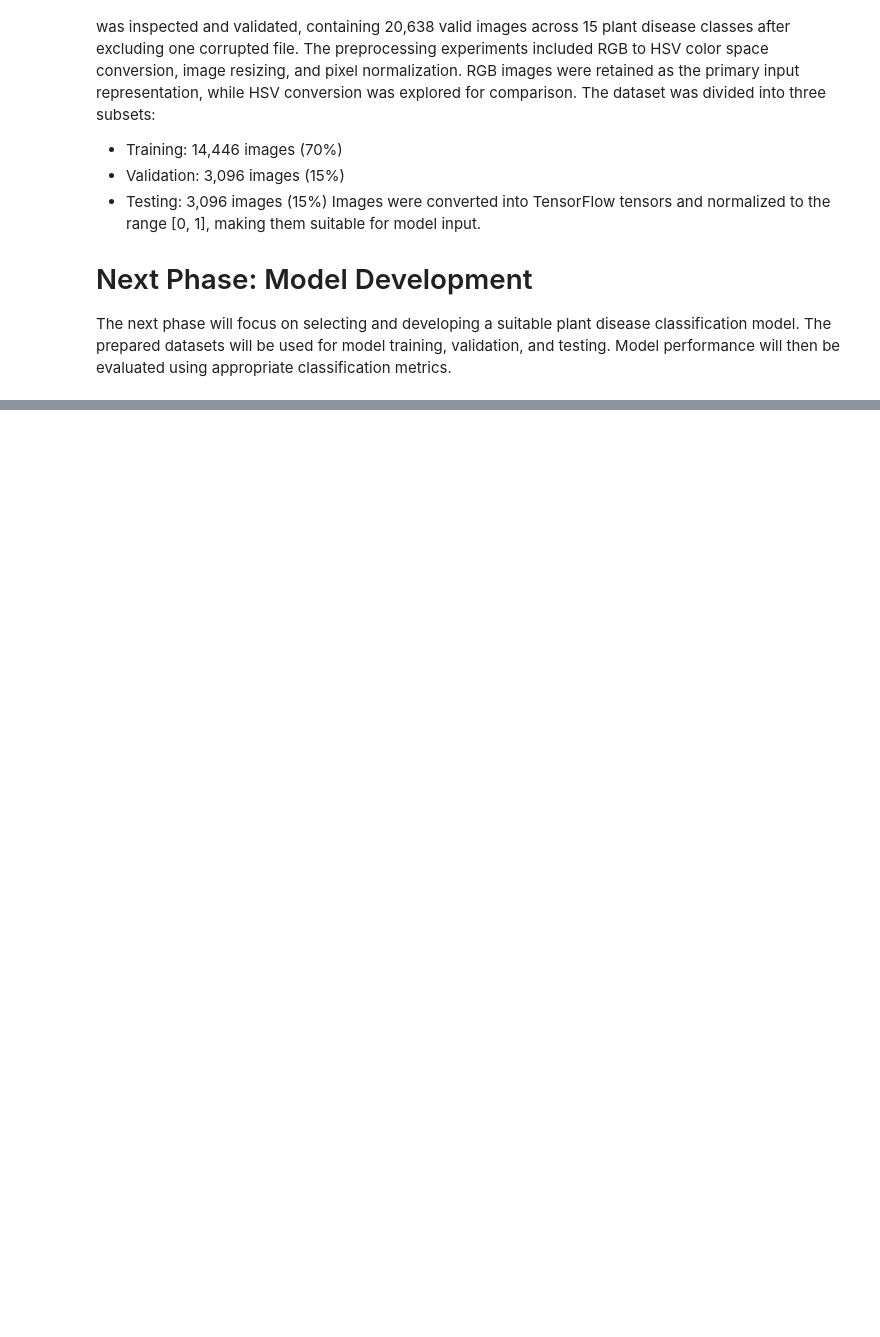
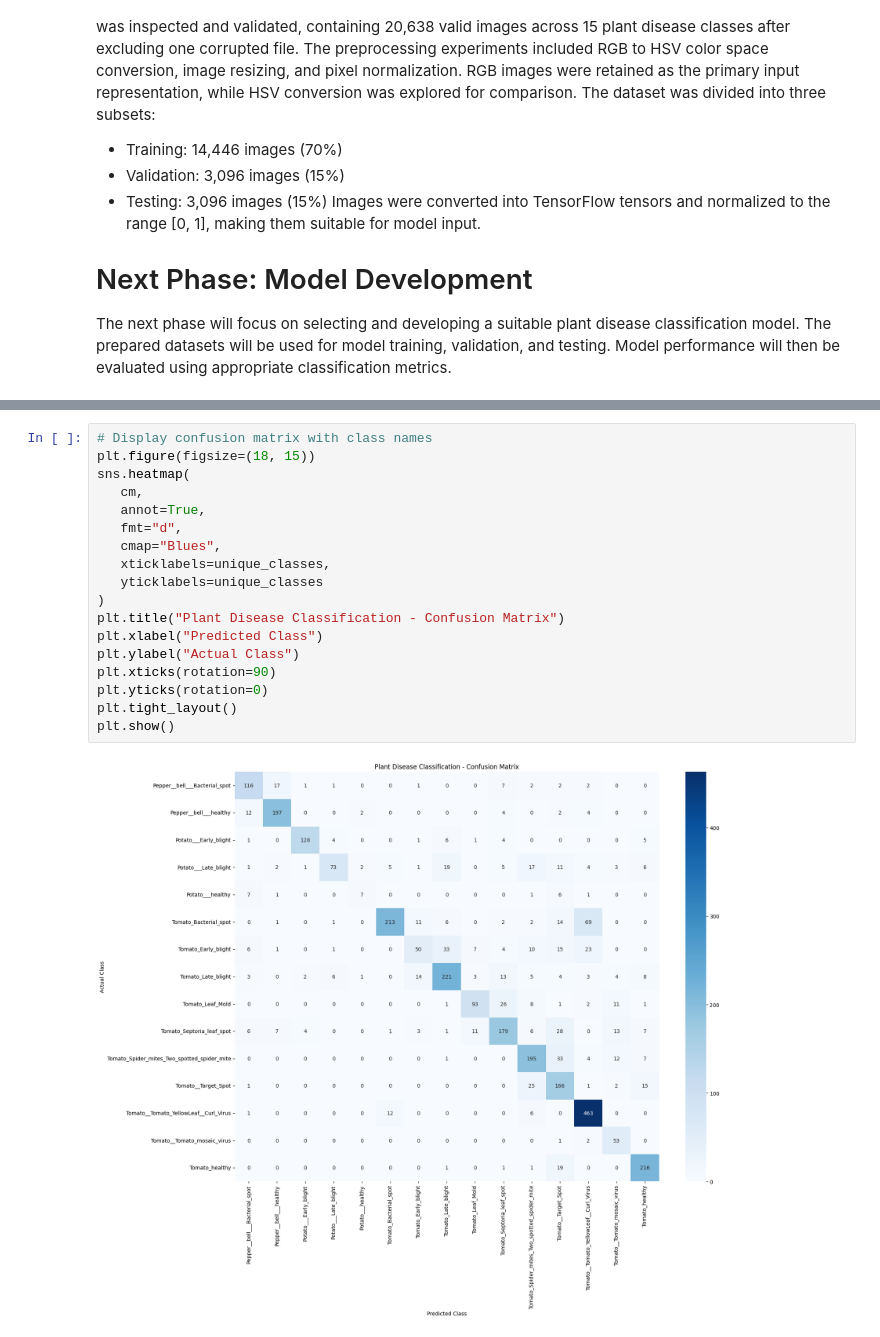
Before and after one commit to Fa-224/Image-Processing-Project, a Jupyter notebook: Planty_Preprocessing.ipynb, the cells around one changed output, grey strips where cells are left out. Saved outputs shown, nothing was run; the diff lists cells and outputs as text; blank space fills up the shorter version.

```diff
--- a/Planty_Preprocessing.ipynb
+++ b/Planty_Preprocessing.ipynb
@@ -264,0 +379,20 @@ The prepared datasets will be used for model training, validation, and testing.
+# %%
+# Display confusion matrix with class names
+plt.figure(figsize=(18, 15))
+sns.heatmap(
+   cm,
+   annot=True,
+   fmt="d",
+   cmap="Blues",
+   xticklabels=unique_classes,
+   yticklabels=unique_classes
+)
+plt.title("Plant Disease Classification - Confusion Matrix")
+plt.xlabel("Predicted Class")
+plt.ylabel("Actual Class")
+plt.xticks(rotation=90)
+plt.yticks(rotation=0)
+plt.tight_layout()
+plt.show()
+# %% [output]
+[figure, added]
```
Also changed, not shown: parts of 22 cells of this notebook.
